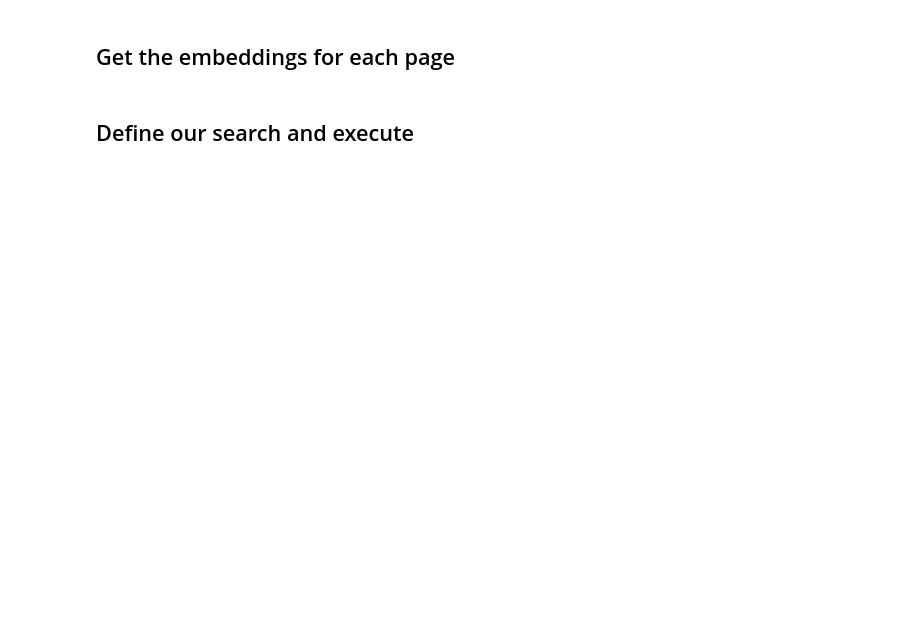
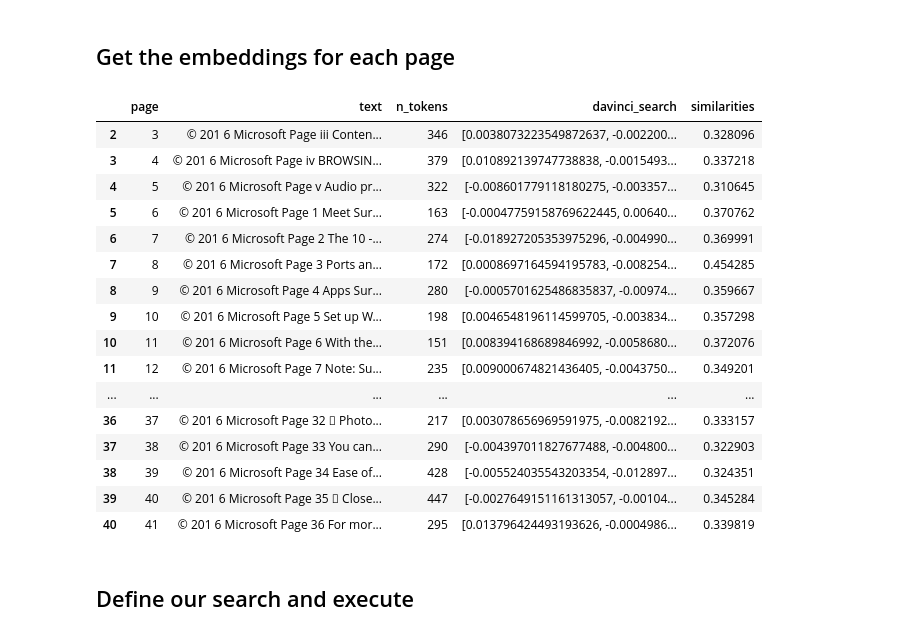
Before and after one commit to ian-t-adams/OpenAIPlayground, a Jupyter notebook: embeddingstest.ipynb, the cells around one changed output. Saved outputs shown, nothing was run; the diff lists cells and outputs as text; code cells hidden in the pictures; blank space fills up the shorter version.

```diff
--- a/embeddingstest.ipynb
+++ b/embeddingstest.ipynb
@@ -127,7 +141,25 @@ len(surface_user_guide_df)
 ## Get the embeddings for each page
 # %%
 surface_user_guide_df['davinci_search'] = surface_user_guide_df["text"].apply(lambda x : get_embedding(x, engine = embeddings_engine))
-# surface_user_df
+surface_user_guide_df
+# %% [output]
+|  | page | text | n_tokens | davinci_search | similarities |
+| 2 | 3 | © 201 6 Microsoft Page iii Conten... | 346 | [0.0038073223549872637, -0.002200... | 0.328096 |
+| 3 | 4 | © 201 6 Microsoft Page iv BROWSIN... | 379 | [0.010892139747738838, -0.0015493... | 0.337218 |
+| 4 | 5 | © 201 6 Microsoft Page v Audio pr... | 322 | [-0.008601779118180275, -0.003357... | 0.310645 |
+| 5 | 6 | © 201 6 Microsoft Page 1 Meet Sur... | 163 | [-0.00047759158769622445, 0.00640... | 0.370762 |
+| 6 | 7 | © 201 6 Microsoft Page 2 The 10 -... | 274 | [-0.018927205353975296, -0.004990... | 0.369991 |
+| 7 | 8 | © 201 6 Microsoft Page 3 Ports an... | 172 | [0.0008697164594195783, -0.008254... | 0.454285 |
+| 8 | 9 | © 201 6 Microsoft Page 4 Apps Sur... | 280 | [-0.0005701625486835837, -0.00974... | 0.359667 |
+| 9 | 10 | © 201 6 Microsoft Page 5 Set up W... | 198 | [0.0046548196114599705, -0.003834... | 0.357298 |
+| 10 | 11 | © 201 6 Microsoft Page 6 With the... | 151 | [0.008394168689846992, -0.0058680... | 0.372076 |
+| 11 | 12 | © 201 6 Microsoft Page 7 Note: Su... | 235 | [0.009000674821436405, -0.0043750... | 0.349201 |
+| ... | ... | ... | ... | ... | ... |
+| 36 | 37 | © 201 6 Microsoft Page 32  Photo... | 217 | [0.003078656969591975, -0.0082192... | 0.333157 |
+| 37 | 38 | © 201 6 Microsoft Page 33 You can... | 290 | [-0.004397011827677488, -0.004800... | 0.322903 |
+| 38 | 39 | © 201 6 Microsoft Page 34 Ease of... | 428 | [-0.005524035543203354, -0.012897... | 0.324351 |
+| 39 | 40 | © 201 6 Microsoft Page 35  Close... | 447 | [-0.0027649151161313057, -0.00104... | 0.345284 |
+| 40 | 41 | © 201 6 Microsoft Page 36 For mor... | 295 | [0.013796424493193626, -0.0004986... | 0.339819 |
 # %% [markdown]
 ## Define our search and execute
 # %%
```
Also changed, not shown: parts of 8 cells of this notebook, 3 other files.
